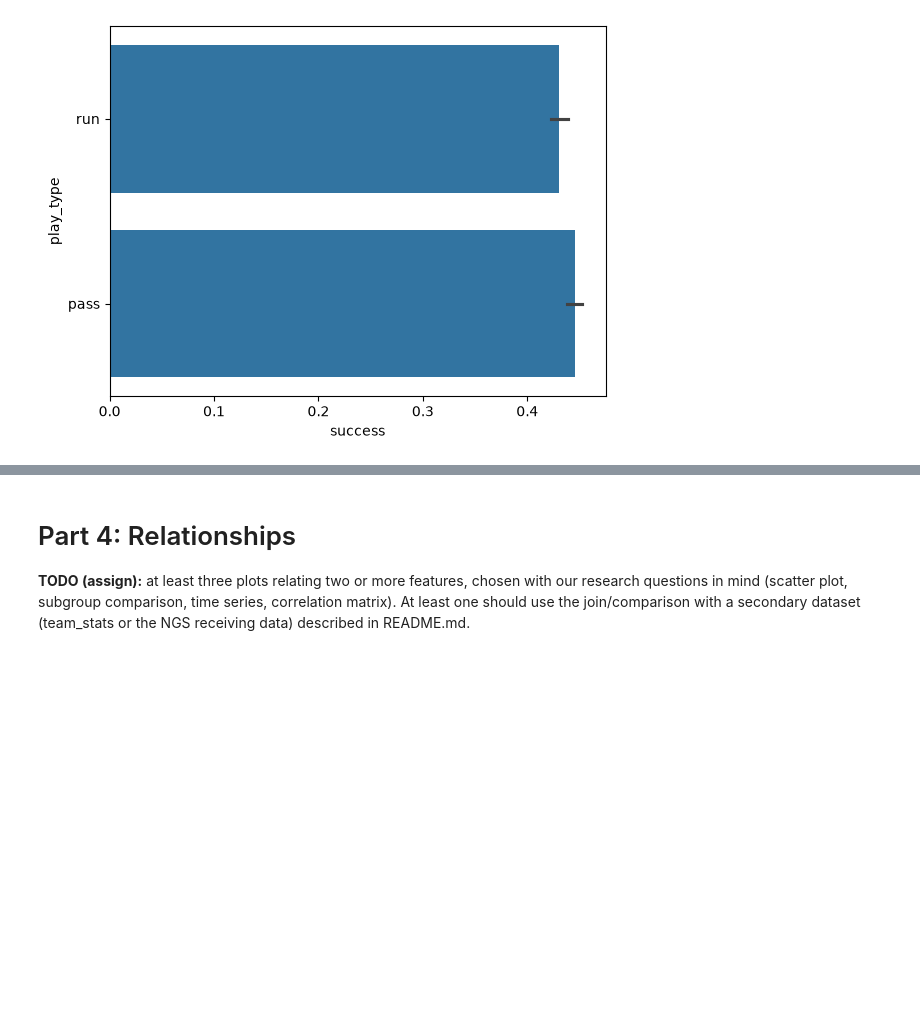
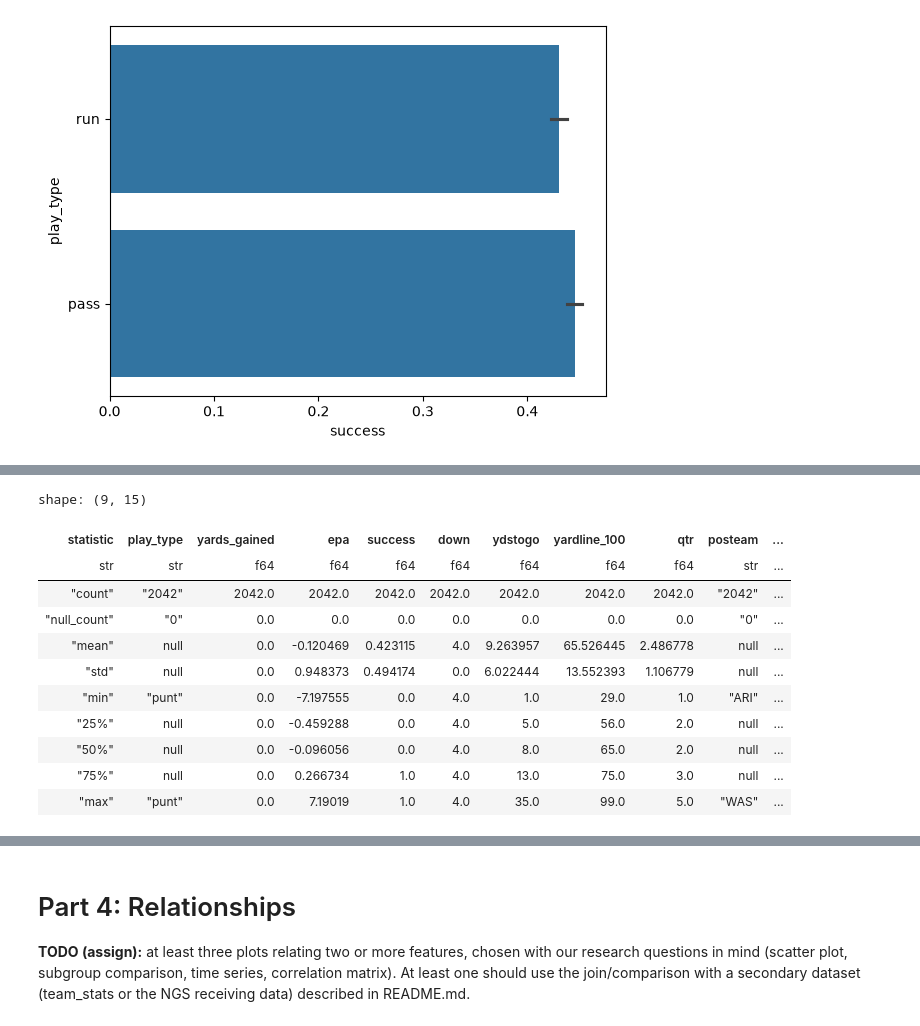
Before and after one commit to acimma3/cs418-football, a Jupyter notebook: eda.ipynb, the cells around one changed output, grey strips where cells are left out. Saved outputs shown, nothing was run; the diff lists cells and outputs as text; code cells hidden in the pictures; blank space fills up the shorter version.

```diff
--- a/eda.ipynb
+++ b/eda.ipynb
@@ -192,0 +200,17 @@ plt.show()
+# %%
+# filter data into only 4th downs with only runs, passes, and punts
+fourthOnlyPbp = playbyplay.filter((pl.col('down') == 4) & ((pl.col('play_type') == "pass") | (pl.col('play_type') == "run") | (pl.col('play_type') == "punt")))
+fourthOnlyPbp.select(pbp_key_cols).describe()
+# %% [output]
+shape: (9, 15)
+| statistic | play_type | yards_gained | epa | success | down | ydstogo | yardline_100 | qtr | posteam | ... |
+| str | str | f64 | f64 | f64 | f64 | f64 | f64 | f64 | str | ... |
+| "count" | "2042" | 2042.0 | 2042.0 | 2042.0 | 2042.0 | 2042.0 | 2042.0 | 2042.0 | "2042" | ... |
+| "null_count" | "0" | 0.0 | 0.0 | 0.0 | 0.0 | 0.0 | 0.0 | 0.0 | "0" | ... |
+| "mean" | null | 0.0 | -0.120469 | 0.423115 | 4.0 | 9.263957 | 65.526445 | 2.486778 | null | ... |
+| "std" | null | 0.0 | 0.948373 | 0.494174 | 0.0 | 6.022444 | 13.552393 | 1.106779 | null | ... |
+| "min" | "punt" | 0.0 | -7.197555 | 0.0 | 4.0 | 1.0 | 29.0 | 1.0 | "ARI" | ... |
+| "25%" | null | 0.0 | -0.459288 | 0.0 | 4.0 | 5.0 | 56.0 | 2.0 | null | ... |
+| "50%" | null | 0.0 | -0.096056 | 0.0 | 4.0 | 8.0 | 65.0 | 2.0 | null | ... |
+| "75%" | null | 0.0 | 0.266734 | 1.0 | 4.0 | 13.0 | 75.0 | 3.0 | null | ... |
+| "max" | "punt" | 0.0 | 7.19019 | 1.0 | 4.0 | 35.0 | 99.0 | 5.0 | "WAS" | ... |
```
Also changed, not shown: parts of 14 cells of this notebook.
